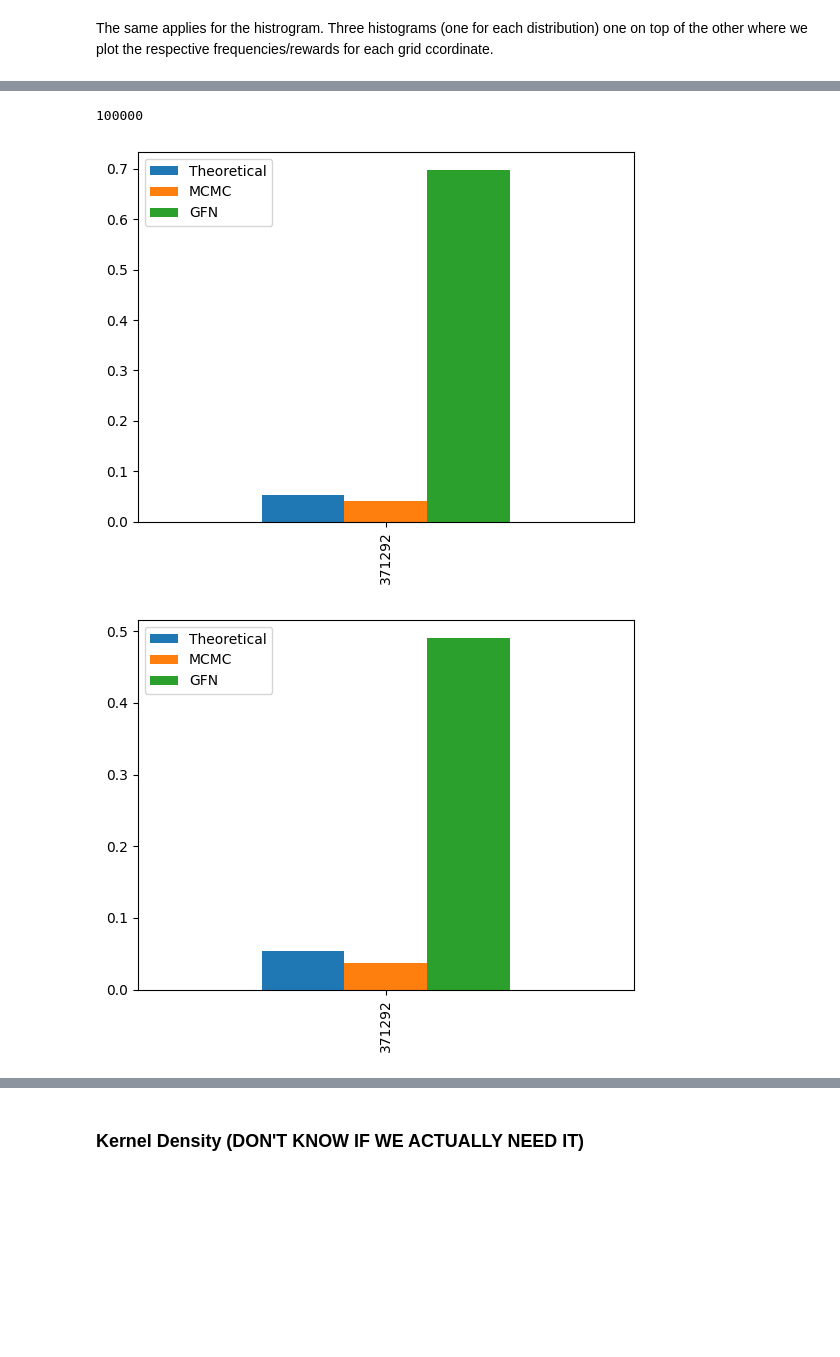
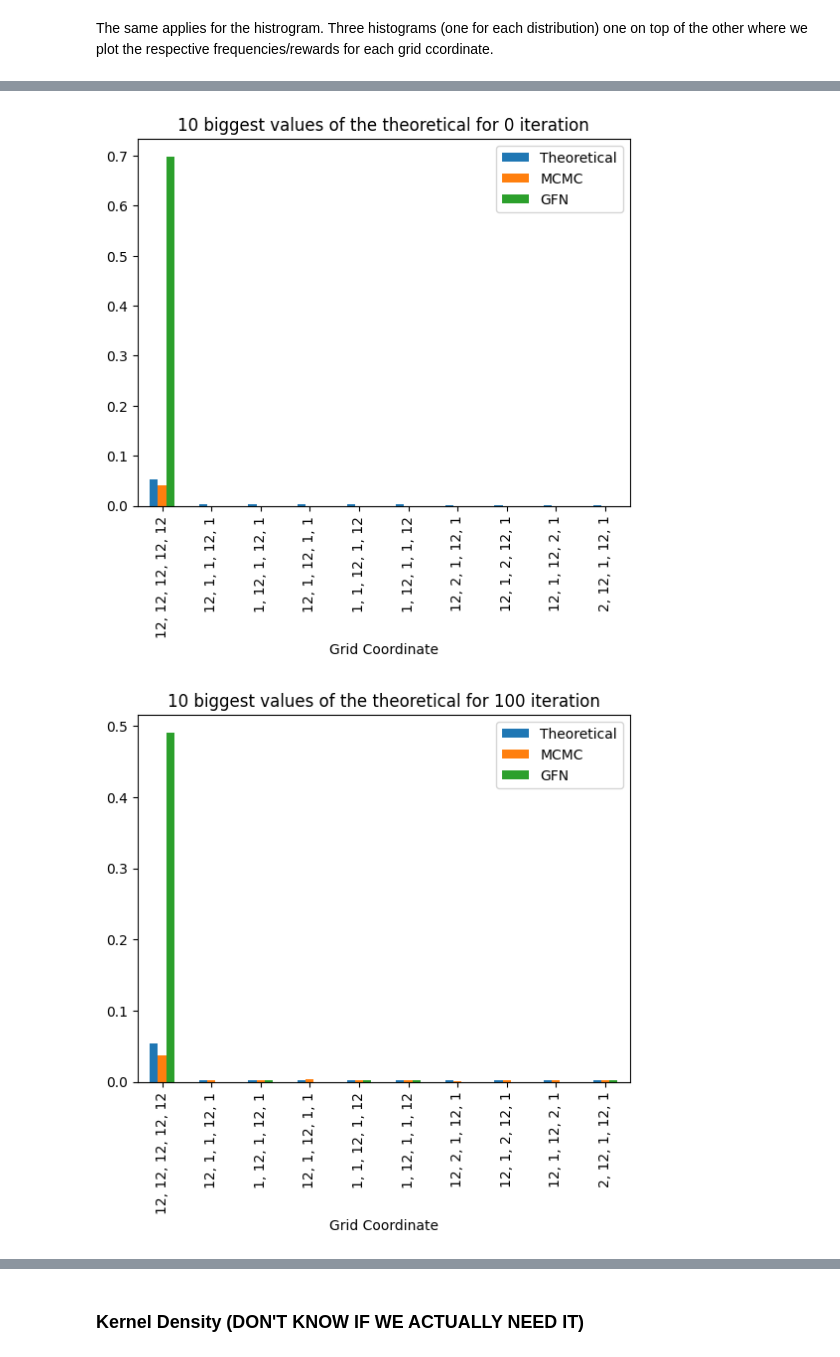
Before and after one commit to JosephRRB/torchgfn_spinfoams, a Jupyter notebook: notebooks/Statistical_Analysis.ipynb, the cells around one changed output, grey strips where cells are left out. Saved outputs shown, nothing was run; the diff lists cells and outputs as text; code cells hidden in the pictures; blank space fills up the shorter version.

```diff
--- a/notebooks/Statistical_Analysis.ipynb
+++ b/notebooks/Statistical_Analysis.ipynb
@@ -134,14 +129,9 @@ df[df.MCMC > 0.002].plot(kind='bar')
-# %%
-int(gfn_states.shape[0]/10)
-gfn_states.shape[0]
-# %% [output]
-100000
 # %%
 for i in range(0, gfn_distributions_over_time.shape[0], int(gfn_distributions_over_time.shape[0]/10)):
     _, gfn_distributions_over_time_flattened_batch = get_distributions_over_time_flattened(grid_len, gfn_distributions_over_time, iteration=i)
     _, mcmc_distributions_over_time_flattened_batch = get_distributions_over_time_flattened(grid_len, mcmc_distributions_over_time, iteration=i)
     df_batch = pd.DataFrame({"Grid Coordinate": grid_coordinates_list, "Theoretical": theoretical_distributions_over_time_flattened, "MCMC": mcmc_distributions_over_time_flattened_batch, "GFN": gfn_distributions_over_time_flattened_batch})
-    df_batch[df_batch.MCMC > 0.02].plot(kind='bar')
+    df_batch.nlargest(10, "Theoretical").plot(kind='bar', x="Grid Coordinate", title=f"10 biggest values of the theoretical for {i} iteration")
 # %% [output]
-[figure, old version]
+[figure, new version]
-[figure, old version]
+[figure, new version]
```
Also changed, not shown: parts of 8 cells of this notebook.
